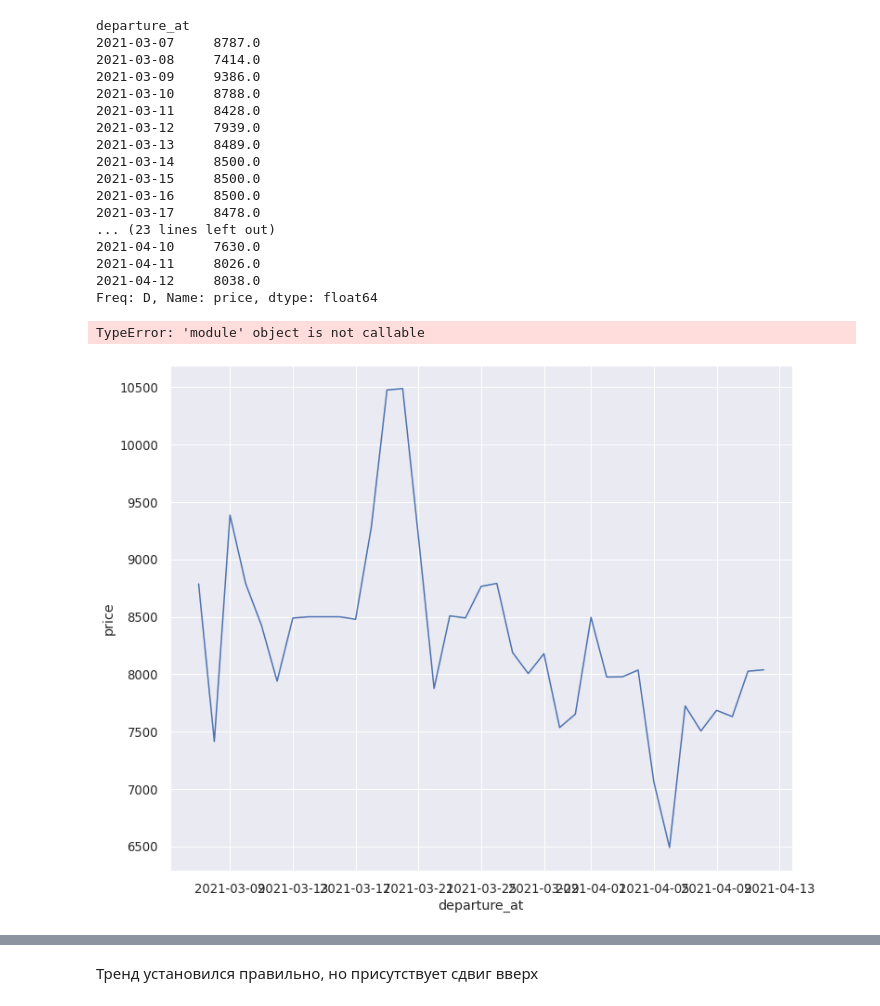
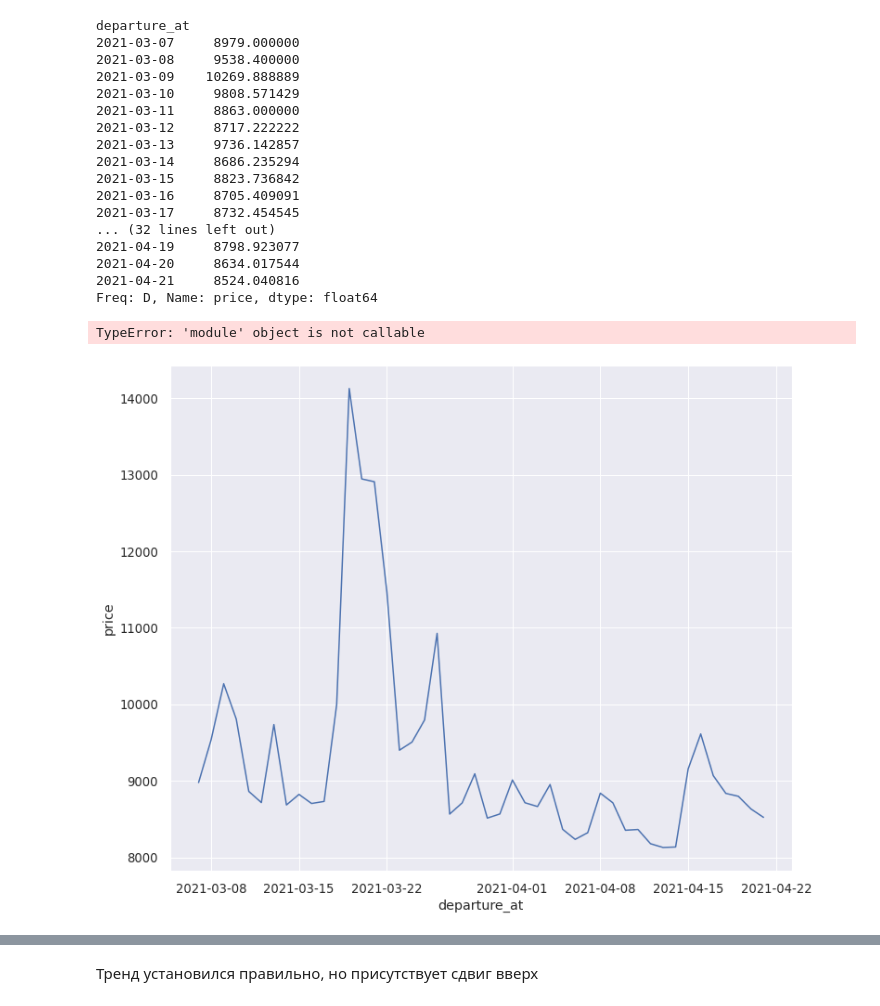
Before and after one commit to leontyevdm/X5_Dynamic_Pricing, a Jupyter notebook: timeseries_prediction.ipynb, the cells around one changed output, grey strips where cells are left out. Drawn from its saved outputs; the diff is of its cells as text; code cells hidden in the pictures.

```diff
--- a/timeseries_prediction.ipynb
+++ b/timeseries_prediction.ipynb
@@ -38,36 +38,36 @@ df = df.drop_duplicates(subset=['departure_at', 'expires_at', 'airline', 'flight
 # %%
 sns.set(context='notebook', font_scale=1.2, rc={'figure.figsize':(12,10)})
 #  Avg prices on each day
 kzn_soc = df[(df["origin"] == "KZN") & (df["destination"] == "AER") & (df["departure_at"] <= datetime.datetime.now()) & (df["departure_at"] >= "2021-03-07")]
 #  2021-03-06 is out
 
 # kzn_soc['day'] = kzn_soc['departure_at'].date
-kzn_soc_day = kzn_soc.resample('D', on='departure_at')['price'].min()
+kzn_soc_day = kzn_soc.resample('D', on='departure_at')['price'].mean()
 # kzn_soc_day = pd.DataFrame(kzn_soc_day)
 # kzn_soc_day['departure_at'] = kzn_soc_day.index
 display(kzn_soc_day)
 kl = sns.lineplot(data=kzn_soc_day)
 kl.set(xlim=(datetime.date(datetime(2021,3,7)), datetime.now()), title="Min prices for KZN-AER in March")
 # %% [output]
 departure_at
-2021-03-07     8787.0
-2021-03-08     7414.0
-2021-03-09     9386.0
-2021-03-10     8788.0
-2021-03-11     8428.0
-2021-03-12     7939.0
-2021-03-13     8489.0
-2021-03-14     8500.0
-2021-03-15     8500.0
-2021-03-16     8500.0
-2021-03-17     8478.0
-... (23 lines left out)
-2021-04-10     7630.0
-2021-04-11     8026.0
-2021-04-12     8038.0
+2021-03-07     8979.000000
+2021-03-08     9538.400000
+2021-03-09    10269.888889
+2021-03-10     9808.571429
+2021-03-11     8863.000000
+2021-03-12     8717.222222
+2021-03-13     9736.142857
+2021-03-14     8686.235294
+2021-03-15     8823.736842
+2021-03-16     8705.409091
+2021-03-17     8732.454545
+... (32 lines left out)
+2021-04-19     8798.923077
+2021-04-20     8634.017544
+2021-04-21     8524.040816
 Freq: D, Name: price, dtype: float64
 TypeError: 'module' object is not callable
-[figure, old version]
+[figure, new version]
 # %%
 # Avg prices by weekday
 kzn_soc_wd = kzn_soc.groupby(kzn_soc['departure_at'].dt.weekday)['price'].mean()
```
Also changed, not shown: parts of 13 cells of this notebook.
